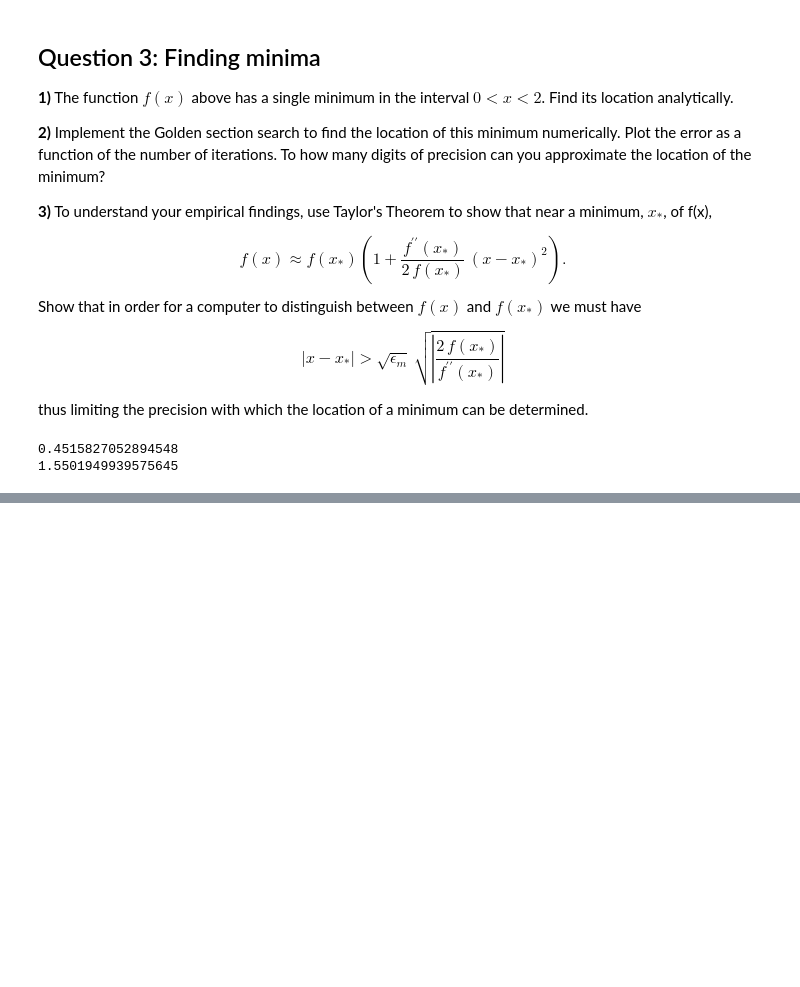
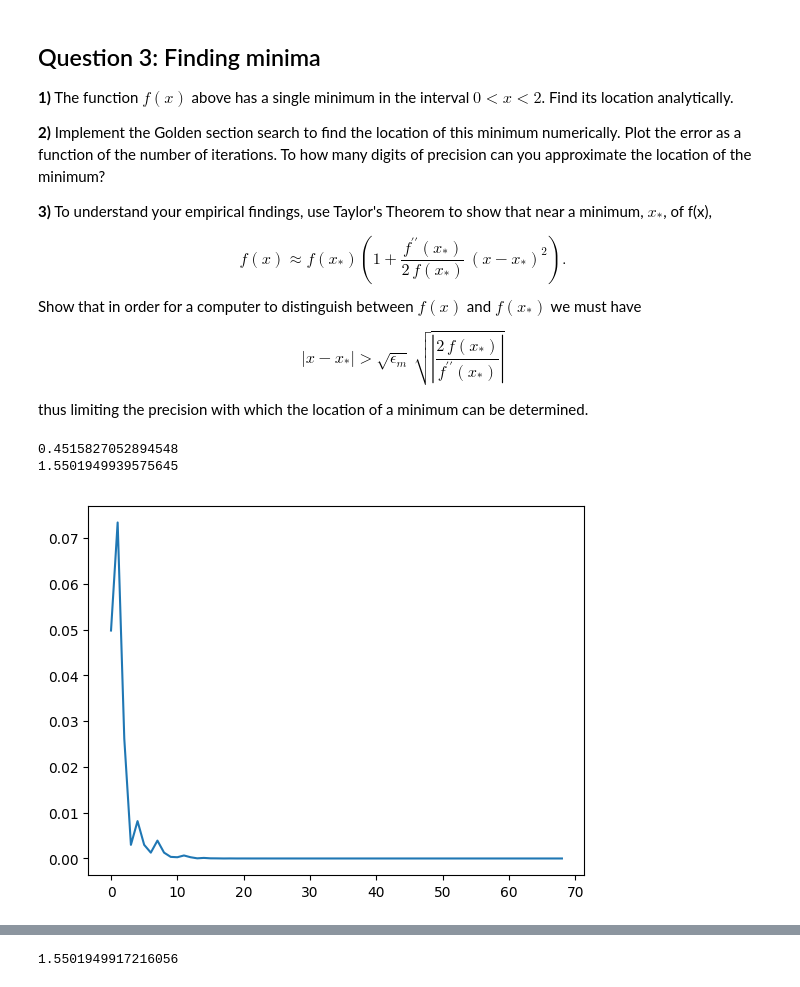
Before and after one commit to saf92/workbook1, a Jupyter notebook: workbook3.ipynb, the cells around one changed output, grey strips where cells are left out. Saved outputs shown, nothing was run; the diff lists cells and outputs as text; code cells hidden in the pictures; blank space fills up the shorter version.

```diff
--- a/workbook3.ipynb
+++ b/workbook3.ipynb
@@ -302,16 +302,33 @@ println(log(3*pi/2))
 # %%
 a=1.5
 b=1.7
 phi=(1+sqrt(5))/2
 
-n=4
+f(x)=sin(exp(x))
+
+n=15
 
 tol=10.0^-n
 
 x_s=log(3*pi/2)
 
+x=1.6
 
-while abs(x-x_s)>tol
+error=[]
+while abs(b-a)>tol
+    error = vcat(error,abs(x-x_s))
     x=a+(b-a)/phi
     c=b-(b-a)/phi
+    if f(x)<f(c)
+        a=c
+        c=x
+    else
+        b=x
+    end
+end
+
+
+plot(error)
+x
 # %% [output]
+[figure, added]
@@ -318,0 +336 @@ while abs(x-x_s)>tol
+1.5501949917216056
```
Also changed, not shown: parts of 1 cell of this notebook, 4 other files.
